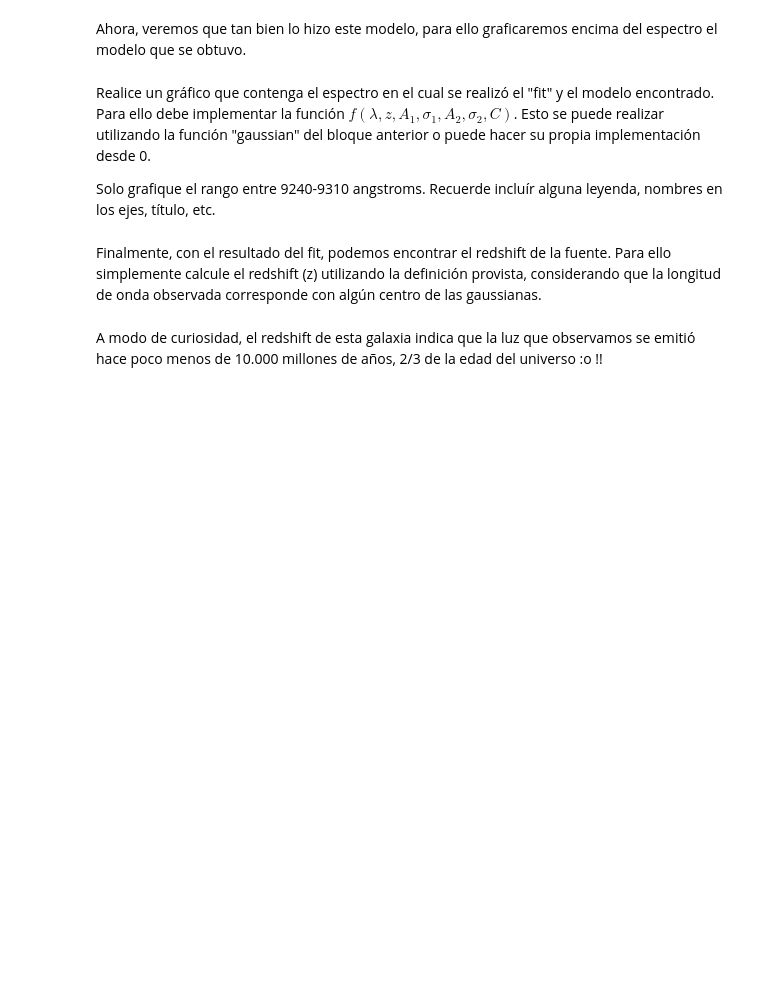
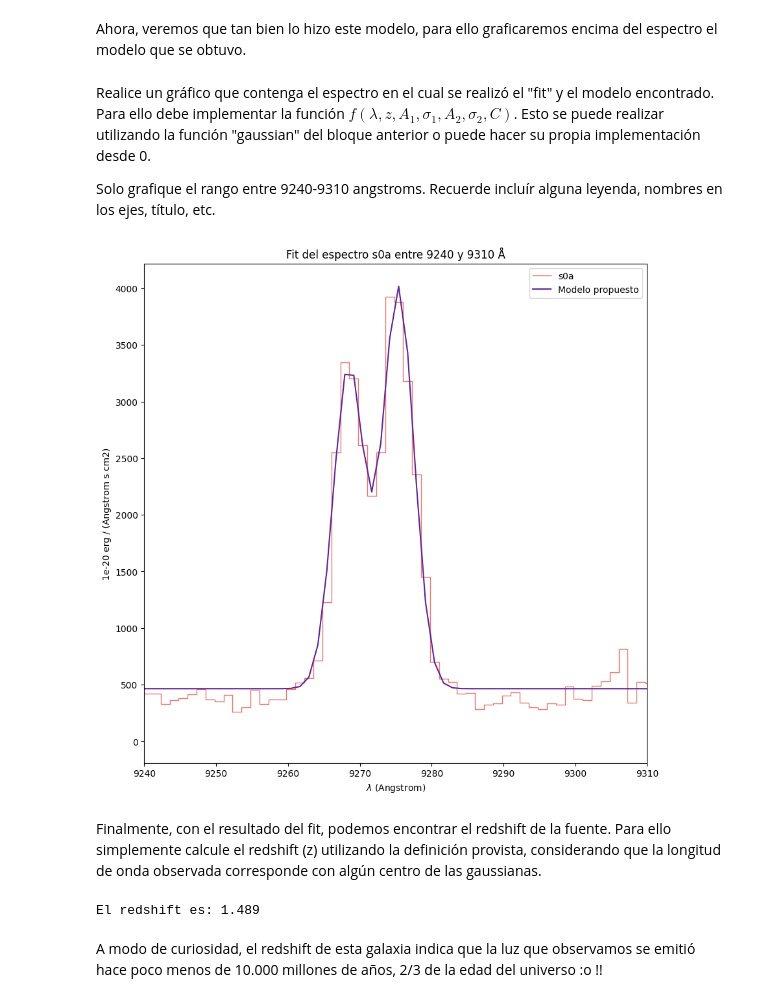
Before and after one commit to CrushinAngel/Tarea-4, a Jupyter notebook: Tarea4.ipynb, the cells around one changed output. Saved outputs shown, nothing was run; the diff lists cells and outputs as text; code cells hidden in the pictures; blank space fills up the shorter version.

```diff
--- a/Tarea4.ipynb
+++ b/Tarea4.ipynb
@@ -283,6 +328,11 @@ MPDAF ya es capaz de hacer este fit por nosotros, para ello proceda como se le i
 3. El resultado deberían ser dos objetos de tipo obj.Gauss1D, utilice el método print_param() para mostrar los resultados de cada fit.
 # %%
 # Utilice el método gauss_dfit (solo utilizaremos un espectro de los antes calculados, no necesitamos los 4)
-fit1, fit2 = espectro_s0a.gauss_dfit()  # rellene con los parámetros adecuados
+lambda_01 = 3727.092
+lambda_02 = 3729.875
+
+wratio = lambda_01/lambda_02
+fit1, fit2 = espectro_s0a.gauss_dfit(9240, 9310, wratio )  # rellene con los parámetros adecuados
 
 # Haga el print de los parámetros del primer objeto Gauss1D (fit1) (utilice el método "print_param" para esto)
+fit1.print_param()
@@ -315,11 +386,39 @@ Solo grafique el rango entre 9240-9310 angstroms. Recuerde incluír alguna leyen
+# %%
+# Inserte aquí su gráfico:
+wavelengths = espectro_s0a.wave.coord()
+
+center_1 = fit1.lpeak
+fwhm_1 = fit1.fwhm
+peak_1 = fit1.peak
+
+center_2 = fit2.lpeak
+fwhm_2 = fit2.fwhm
+peak_2 = fit2.peak\
+
+continuum = fit1.cont
+
+modelo = gaussian(wavelengths, center_1, fwhm_1, peak_1) + gaussian(wavelengths, center_2, fwhm_2, peak_2) + continuum
+
+plt.figure(figsize = (10, 10))
+espectro_s0a.plot(color = '#e8796f', label = 's0a')
+plt.plot(wavelengths, modelo, color = '#622396', label = 'Modelo propuesto')
+
+plt.title('Fit del espectro s0a entre 9240 y 9310 Å')
+plt.legend()
+plt.xlim(9240, 9310)
+plt.show()
+# %% [output]
+[figure, added]
 # %% [markdown]
 Finalmente, con el resultado del fit, podemos encontrar el redshift de la fuente. Para ello simplemente calcule el redshift (z) utilizando la definición provista, considerando que la longitud de onda observada corresponde con algún centro de las gaussianas.
 # %%
 # Escriba aquí código para el cálculo:
-
+lambda_obs = center_1
 lambda_0 =  3727.092  # consideramos la línea de longitud de onda más corta
-z =
+z = (lambda_obs/lambda_0) - 1
 print('El redshift es: {:.3f}'.format(z))
+# %% [output]
+El redshift es: 1.489
 # %% [markdown]
 A modo de curiosidad, el redshift de esta galaxia indica que la luz que observamos se emitió hace poco menos de 10.000 millones de años, 2/3 de la edad del universo :o !!
 # %% [markdown]
```
Also changed, not shown: parts of 16 cells of this notebook.
